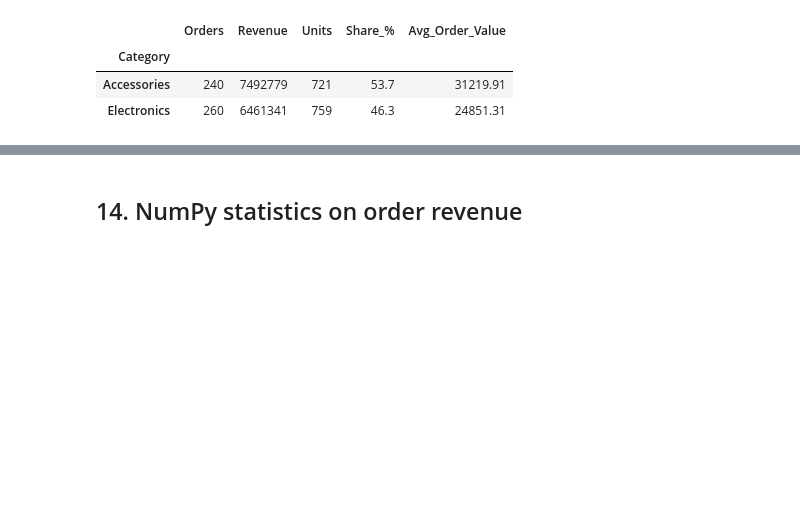
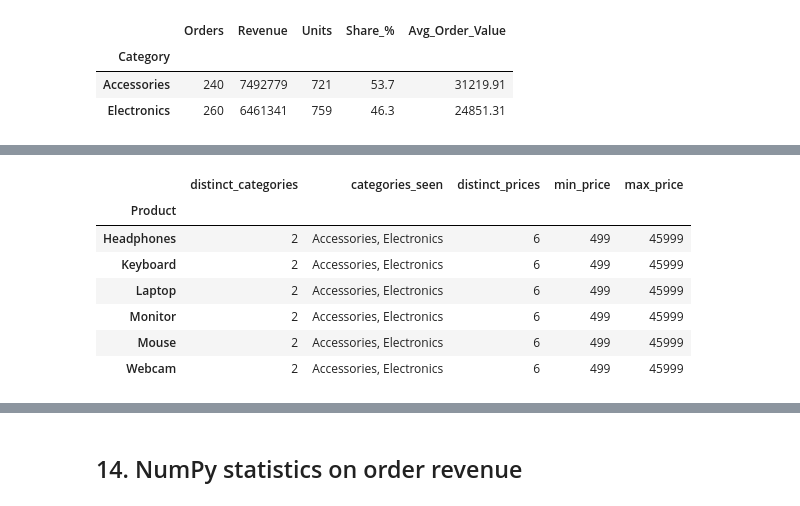
Before and after one commit to jonurajput099-ai/Retail-Sales-Performance-Analysis, a Jupyter notebook: src/analysis.ipynb, the cells around one changed output, grey strips where cells are left out. Cells and saved outputs as stored; diff of their text form; code cells hidden in the pictures; blank space fills up the shorter version.

Commit message:
Document Category-vs-Product data quality finding; regenerate notebook, SRS and results

```diff
--- a/src/analysis.ipynb
+++ b/src/analysis.ipynb
@@ -322,0 +330,18 @@ cat.round(2)
+# %%
+check = pd.DataFrame({
+    "distinct_categories": df.groupby("Product")["Category"].nunique(),
+    "categories_seen": df.groupby("Product")["Category"].agg(lambda s: ", ".join(sorted(s.unique()))),
+    "distinct_prices": df.groupby("Product")["Unit_Price"].nunique(),
+    "min_price": df.groupby("Product")["Unit_Price"].min(),
+    "max_price": df.groupby("Product")["Unit_Price"].max(),
+})
+check
+# %% [output]
+|  | distinct_categories | categories_seen | distinct_prices | min_price | max_price |
+| Product |  |  |  |  |  |
+| Headphones | 2 | Accessories, Electronics | 6 | 499 | 45999 |
+| Keyboard | 2 | Accessories, Electronics | 6 | 499 | 45999 |
+| Laptop | 2 | Accessories, Electronics | 6 | 499 | 45999 |
+| Monitor | 2 | Accessories, Electronics | 6 | 499 | 45999 |
+| Mouse | 2 | Accessories, Electronics | 6 | 499 | 45999 |
+| Webcam | 2 | Accessories, Electronics | 6 | 499 | 45999 |
```
Also changed, not shown: parts of 3 cells of this notebook, 8 other files.
